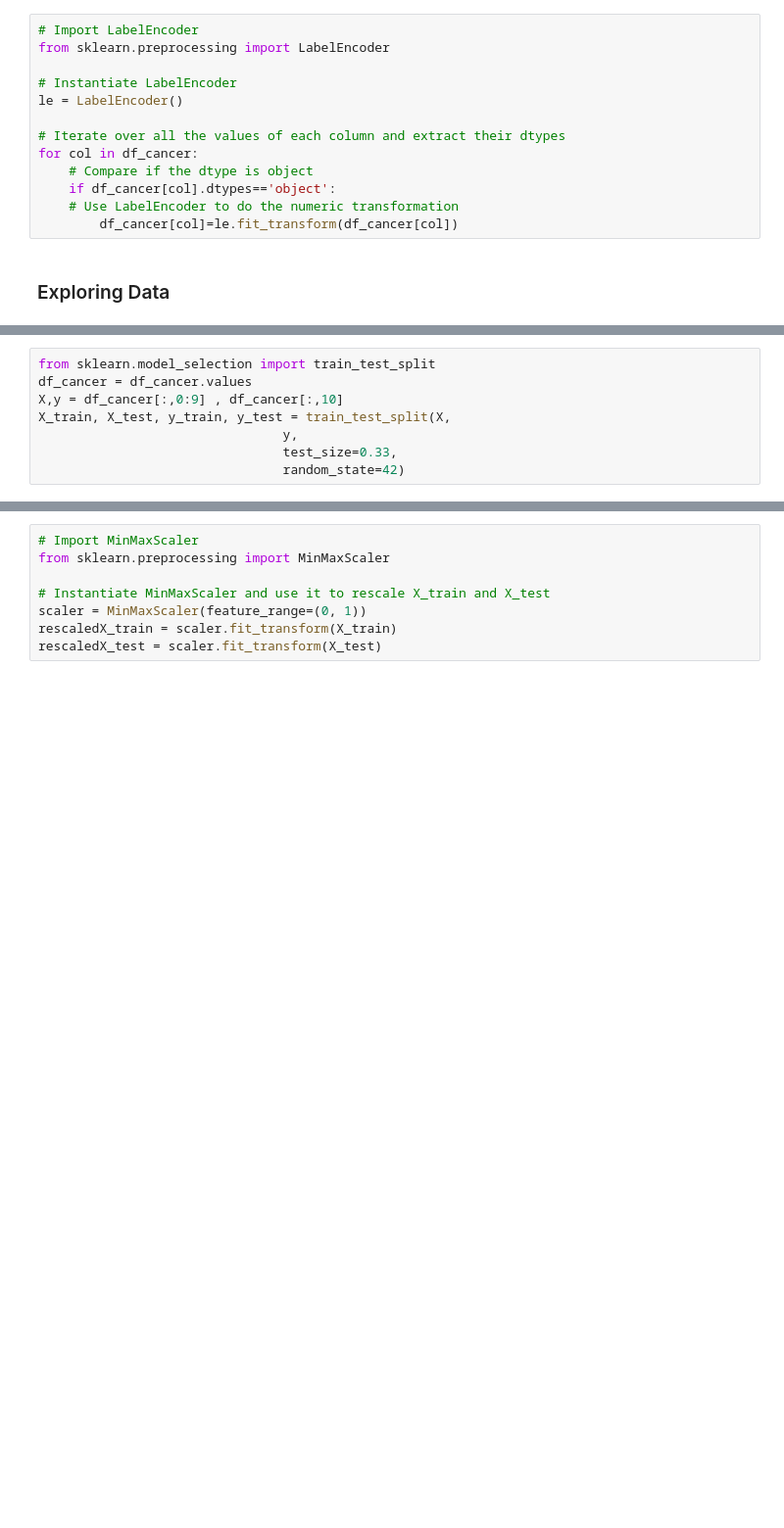
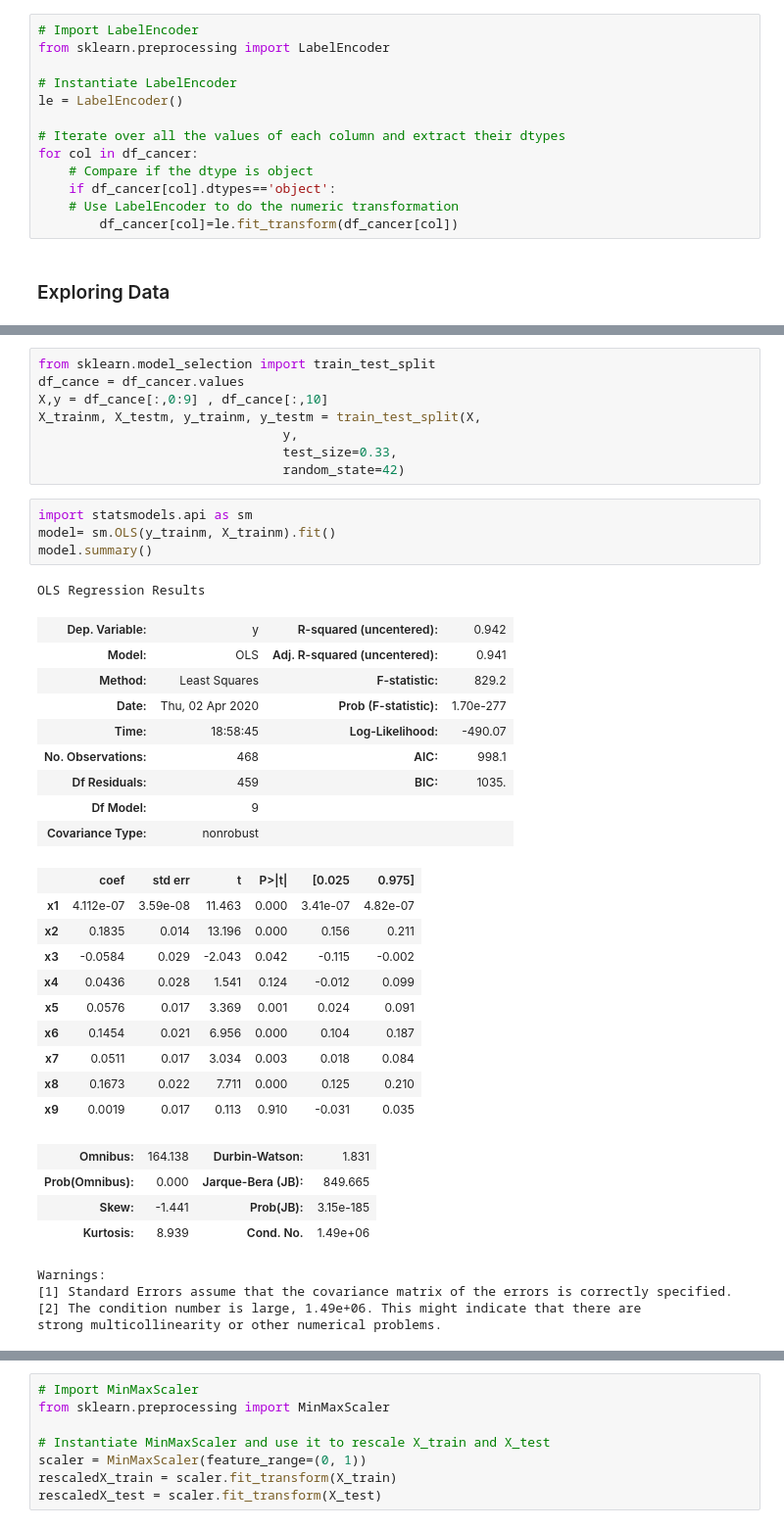
Before and after one commit to ntokozomfene/PREDICT_BREAST_CANCER, a Jupyter notebook: predict_breast_cancer.ipynb, the cells around one changed output, grey strips where cells are left out. Shown: that part at 98% size. Cells and saved outputs as stored; diff of their text form; blank space fills up the shorter version.

```diff
--- a/predict_breast_cancer.ipynb
+++ b/predict_breast_cancer.ipynb
@@ -166,8 +173,41 @@ sns.heatmap(df_cancer.corr())
 # %%
 from sklearn.model_selection import train_test_split
-df_cancer = df_cancer.values
-X,y = df_cancer[:,0:9] , df_cancer[:,10]
-X_train, X_test, y_train, y_test = train_test_split(X,
+df_cance = df_cancer.values
+X,y = df_cance[:,0:9] , df_cance[:,10]
+X_trainm, X_testm, y_trainm, y_testm = train_test_split(X,
                                 y,
                                 test_size=0.33,
                                 random_state=42)
+# %%
+import statsmodels.api as sm
+model= sm.OLS(y_trainm, X_trainm).fit()
+model.summary()
+# %% [output]
+OLS Regression Results
+| Dep. Variable: | y | R-squared (uncentered): | 0.942 |
+| Model: | OLS | Adj. R-squared (uncentered): | 0.941 |
+| Method: | Least Squares | F-statistic: | 829.2 |
+| Date: | Thu, 02 Apr 2020 | Prob (F-statistic): | 1.70e-277 |
+| Time: | 18:58:45 | Log-Likelihood: | -490.07 |
+| No. Observations: | 468 | AIC: | 998.1 |
+| Df Residuals: | 459 | BIC: | 1035. |
+| Df Model: | 9 |  |  |
+| Covariance Type: | nonrobust |  |  |
+|  | coef | std err | t | P>|t| | [0.025 | 0.975] |
+| x1 | 4.112e-07 | 3.59e-08 | 11.463 | 0.000 | 3.41e-07 | 4.82e-07 |
+| x2 | 0.1835 | 0.014 | 13.196 | 0.000 | 0.156 | 0.211 |
+| x3 | -0.0584 | 0.029 | -2.043 | 0.042 | -0.115 | -0.002 |
+| x4 | 0.0436 | 0.028 | 1.541 | 0.124 | -0.012 | 0.099 |
+| x5 | 0.0576 | 0.017 | 3.369 | 0.001 | 0.024 | 0.091 |
+| x6 | 0.1454 | 0.021 | 6.956 | 0.000 | 0.104 | 0.187 |
+| x7 | 0.0511 | 0.017 | 3.034 | 0.003 | 0.018 | 0.084 |
+| x8 | 0.1673 | 0.022 | 7.711 | 0.000 | 0.125 | 0.210 |
+| x9 | 0.0019 | 0.017 | 0.113 | 0.910 | -0.031 | 0.035 |
+| Omnibus: | 164.138 | Durbin-Watson: | 1.831 |
+| Prob(Omnibus): | 0.000 | Jarque-Bera (JB): | 849.665 |
+| Skew: | -1.441 | Prob(JB): | 3.15e-185 |
+| Kurtosis: | 8.939 | Cond. No. | 1.49e+06 |
+Warnings:
+[1] Standard Errors assume that the covariance matrix of the errors is correctly specified.
+[2] The condition number is large, 1.49e+06. This might indicate that there are
+strong multicollinearity or other numerical problems.
```
Also changed, not shown: parts of 14 cells of this notebook.
